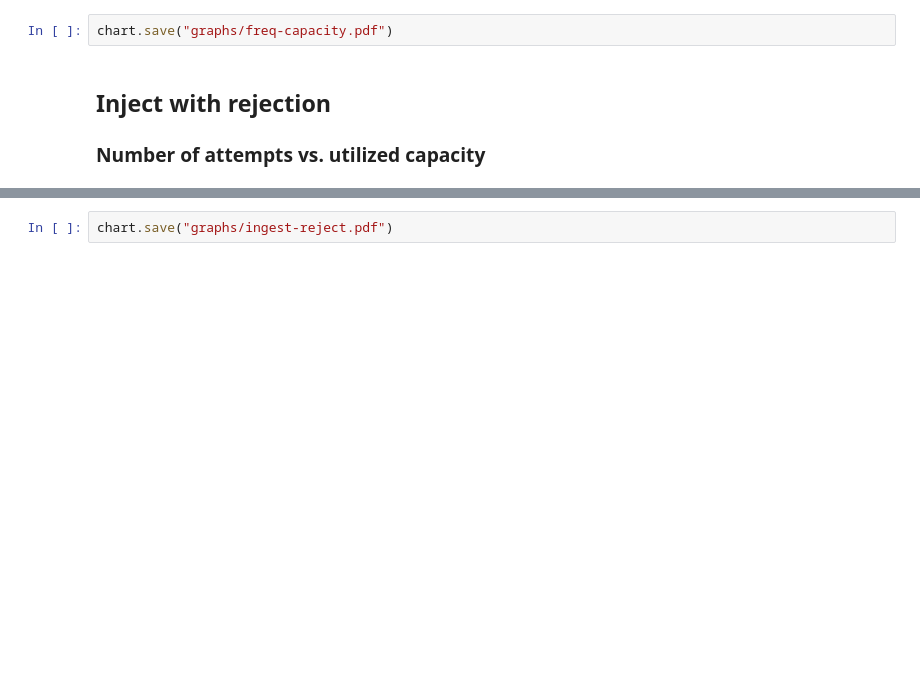
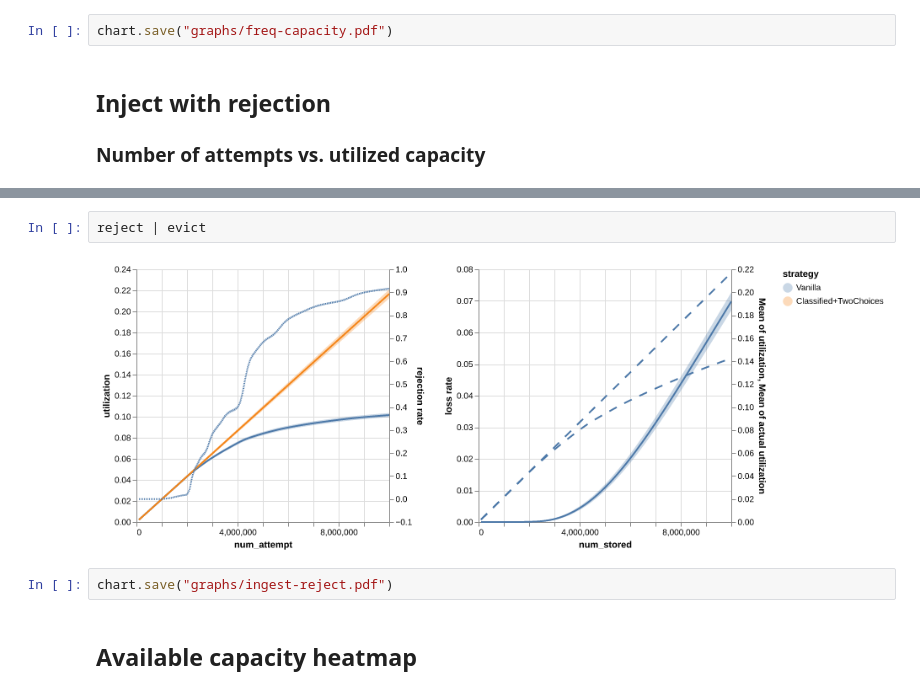
Before and after one commit to sgdxbc/storage-simulation-data, a Jupyter notebook: graphs.ipynb, the cells around one changed output, grey strips where cells are left out. Cells and saved outputs as stored; diff of their text form; blank space fills up the shorter version.

```diff
--- a/graphs.ipynb
+++ b/graphs.ipynb
@@ -254,2 +289,8 @@ alt.Chart(df).encode(alt.X("utilization"), alt.Y("loss rate")).mark_point()
+# %%
+reject | evict
+# %% [output]
+[figure, added]
 # %%
 chart.save("graphs/ingest-reject.pdf")
+# %% [markdown]
+## Available capacity heatmap
```
Also changed, not shown: parts of 9 cells of this notebook, 6 other files.
